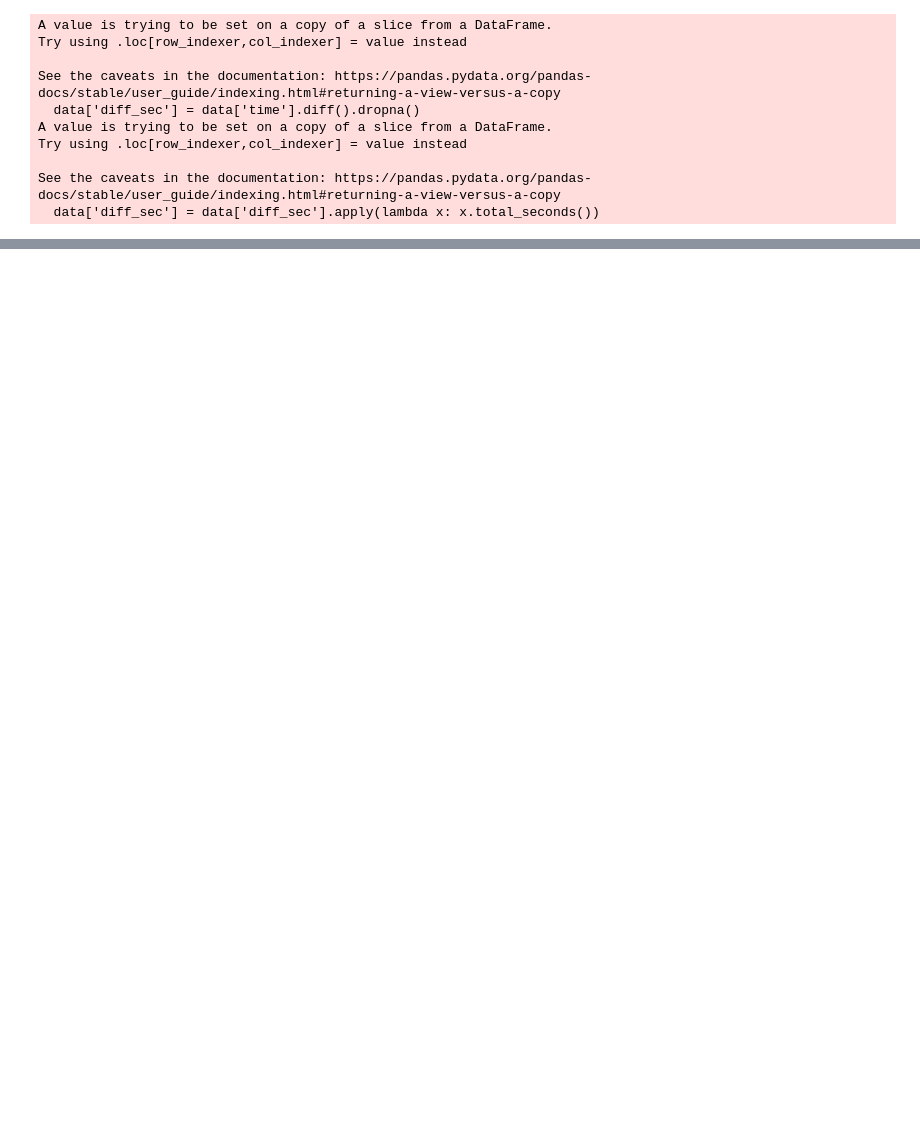
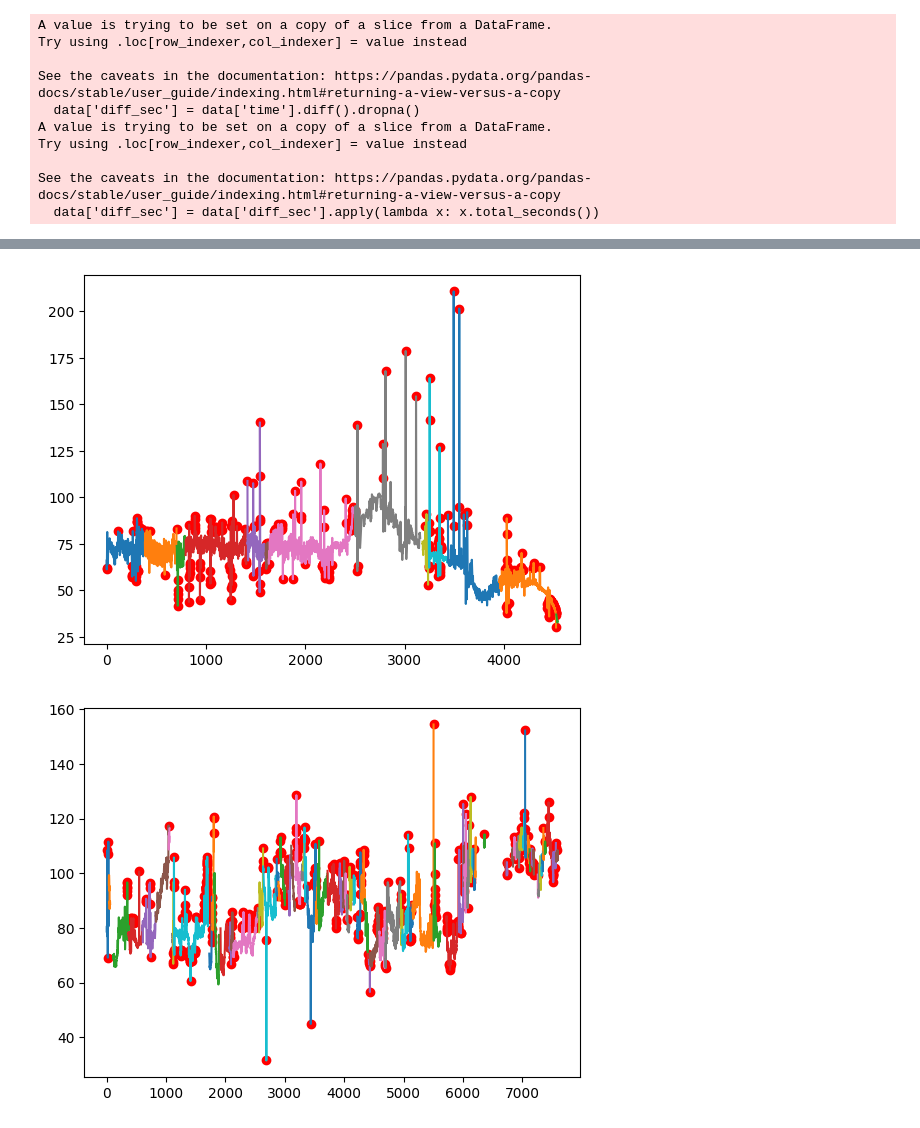
Before and after one commit to AUTOMATIC-BRAIN-ANS/GARCH-FIT, a Jupyter notebook: signal_cleaner.ipynb, the cells around one changed output, grey strips where cells are left out. Drawn from its saved outputs; the diff is of its cells as text; code cells hidden in the pictures; blank space fills up the shorter version.

```diff
--- a/signal_cleaner.ipynb
+++ b/signal_cleaner.ipynb
@@ -160,12 +204,17 @@ for key, df in tqdm(data_frames.items()):
 # %%
-all_outliers = {}
-for patient in patient_sliced_data:
-  slices = patient_sliced_data[patient]
-  slices = [slice for slice in slices if len(slice) > 10]
-  outliers_in_slices = [find_outliers(slice_data) for slice_data in slices]
-  for i, slice in enumerate(slices):
-    slice['ABP'].plot()
-    outliers = outliers_in_slices[i]['ABP']
-    plt.scatter(outliers.index, outliers, color='red')
-  all_outliers[patient] = pd.concat(outliers_in_slices)
-  plt.show()
+def plot_slices_and_outliers(slices, outliers_in_slices):
+    """
+    Plot each slice and its outliers.
+
+    Args:
+        slices (list): List of slices
+        outliers_in_slices (list): List of outliers in each slice
+
+    Returns:
+        None
+    """
+    for i, slice in enumerate(slices):
+        slice['ABP'].plot()
+        outliers = outliers_in_slices[i]['ABP']
+        plt.scatter(outliers.index, outliers, color='red')
+    plt.show()
@@ -176,6 +220,0 @@ for patient in patient_sliced_data:
-# %%
-for patient in patient_sliced_data:
-  outliers = all_outliers[patient]
-  for col in set(data_frames[patient].columns).intersection(outliers.columns):
-    common_values = data_frames[patient][col].isin(outliers[col])
-    data_frames[patient].loc[common_values, col] = np.nan
@@ -200,5 +220,0 @@ DateTime
-# %%
-for patient in patient_sliced_data:
-  data_frames[patient].interpolate(method='time', inplace=True)
-  data_frames[patient]['ABP'].plot()
-  plt.show()
@@ -208,0 +259,10 @@ for patient in patient_sliced_data:
+# %%
+all_outliers = {}
+for patient in patient_sliced_data:
+  slices = filter_slices(patient_sliced_data[patient])
+  outliers_in_slices = find_outliers_in_slices(slices)
+  plot_slices_and_outliers(slices, outliers_in_slices)
+  all_outliers[patient] = pd.concat(outliers_in_slices)
+# %% [output]
+[figure, added]
+[figure, added]
```
Also changed, not shown: parts of 42 cells of this notebook.
